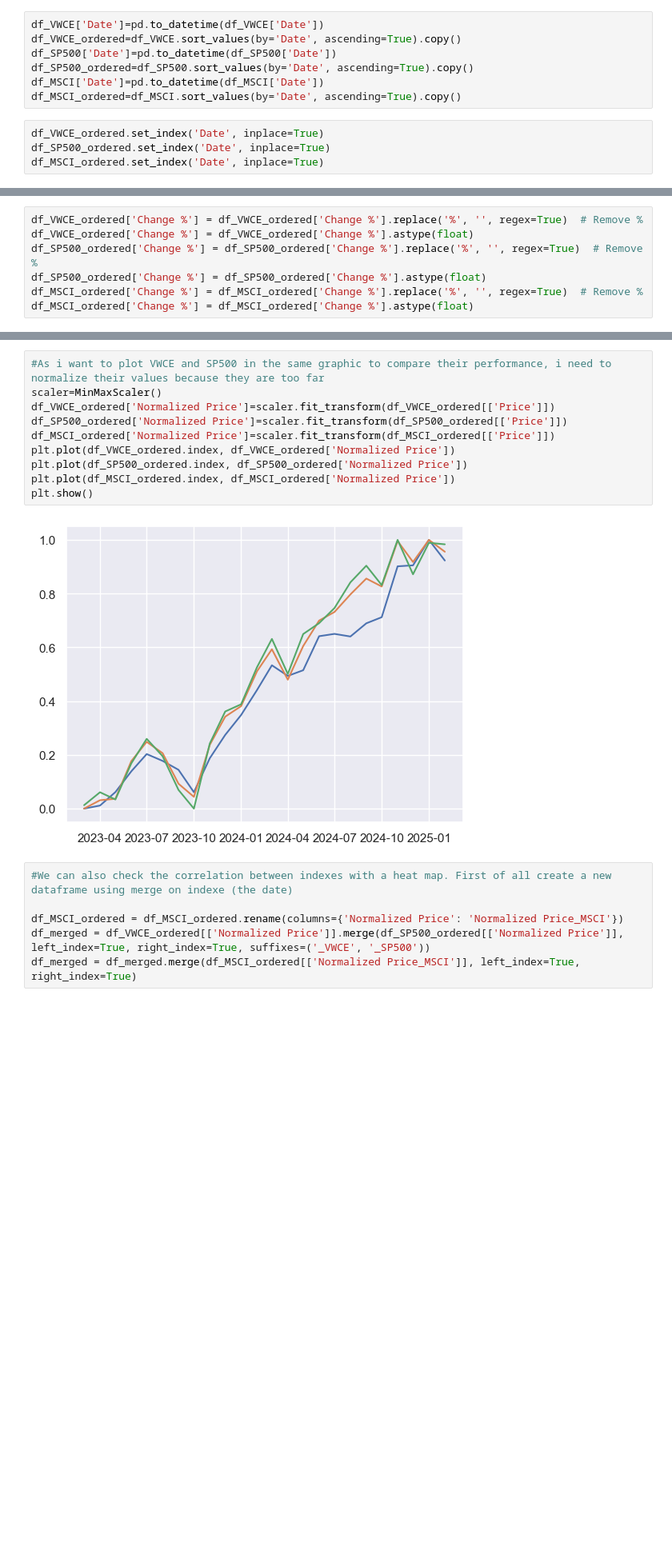
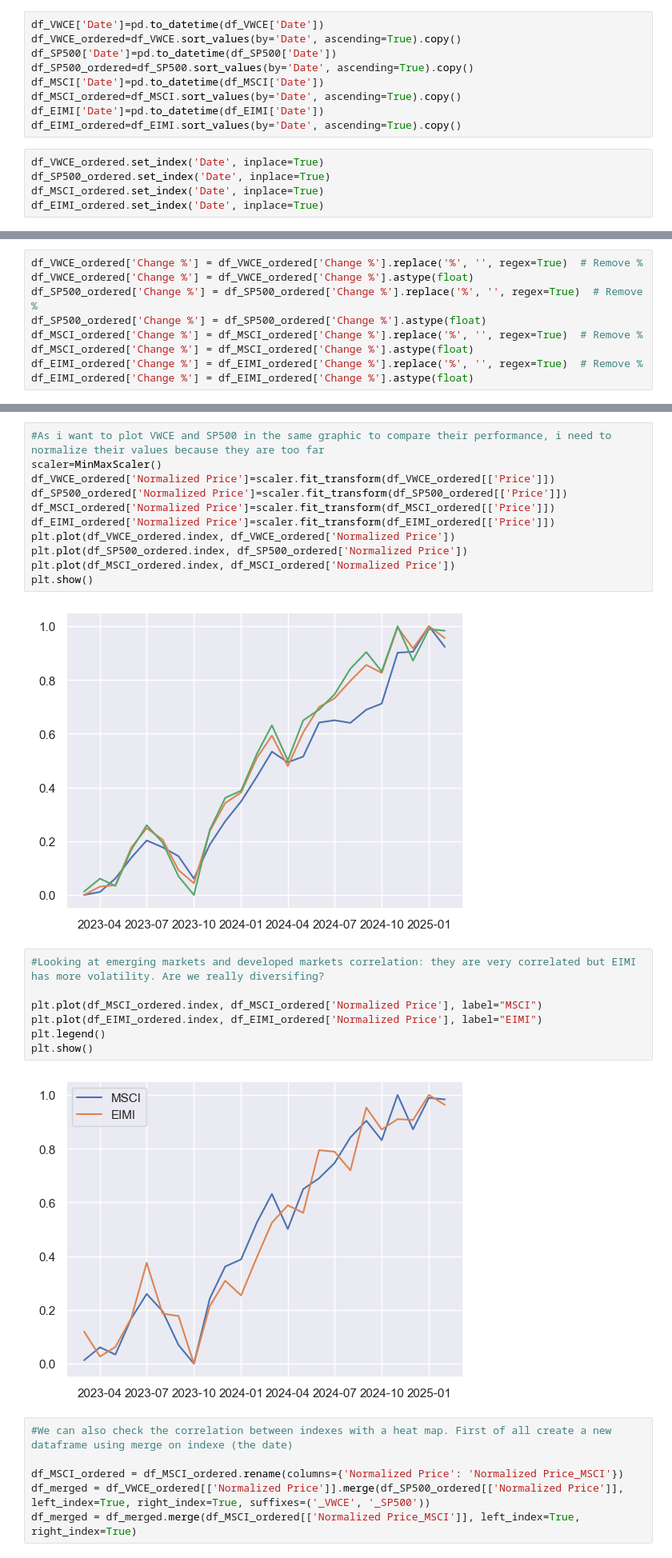
Before and after one commit to ChristianChimi/Financial-Analytics, a Jupyter notebook: Stock-Market-Analytics/Stock_market_Analytics.ipynb, the cells around one changed output, grey strips where cells are left out. Shown at 80% size. Drawn from its saved outputs; the diff is of its cells as text; blank space fills up the shorter version.

Commit message:
EIMI

```diff
--- a/Stock-Market-Analytics/Stock_market_Analytics.ipynb
+++ b/Stock-Market-Analytics/Stock_market_Analytics.ipynb
@@ -37,10 +38,13 @@ df_SP500['Date']=pd.to_datetime(df_SP500['Date'])
 df_SP500_ordered=df_SP500.sort_values(by='Date', ascending=True).copy()
 df_MSCI['Date']=pd.to_datetime(df_MSCI['Date'])
 df_MSCI_ordered=df_MSCI.sort_values(by='Date', ascending=True).copy()
+df_EIMI['Date']=pd.to_datetime(df_EIMI['Date'])
+df_EIMI_ordered=df_EIMI.sort_values(by='Date', ascending=True).copy()
 # %%
 df_VWCE_ordered.set_index('Date', inplace=True)
 df_SP500_ordered.set_index('Date', inplace=True)
 df_MSCI_ordered.set_index('Date', inplace=True)
+df_EIMI_ordered.set_index('Date', inplace=True)
 # %%
 df_VWCE_ordered['Price'].plot(kind='line')
 # %% [output]
@@ -81,6 +85,8 @@ df_SP500_ordered['Change %'] = df_SP500_ordered['Change %'].replace('%', '', reg
 df_SP500_ordered['Change %'] = df_SP500_ordered['Change %'].astype(float)
 df_MSCI_ordered['Change %'] = df_MSCI_ordered['Change %'].replace('%', '', regex=True)  # Remove %
 df_MSCI_ordered['Change %'] = df_MSCI_ordered['Change %'].astype(float)
+df_EIMI_ordered['Change %'] = df_EIMI_ordered['Change %'].replace('%', '', regex=True)  # Remove %
+df_EIMI_ordered['Change %'] = df_EIMI_ordered['Change %'].astype(float)
 # %%
 df_VWCE_ordered
 # %% [output]
@@ -156,12 +162,22 @@ scaler=MinMaxScaler()
 df_VWCE_ordered['Normalized Price']=scaler.fit_transform(df_VWCE_ordered[['Price']])
 df_SP500_ordered['Normalized Price']=scaler.fit_transform(df_SP500_ordered[['Price']])
 df_MSCI_ordered['Normalized Price']=scaler.fit_transform(df_MSCI_ordered[['Price']])
+df_EIMI_ordered['Normalized Price']=scaler.fit_transform(df_EIMI_ordered[['Price']])
 plt.plot(df_VWCE_ordered.index, df_VWCE_ordered['Normalized Price'])
 plt.plot(df_SP500_ordered.index, df_SP500_ordered['Normalized Price'])
 plt.plot(df_MSCI_ordered.index, df_MSCI_ordered['Normalized Price'])
 plt.show()
 # %% [output]
 [figure]
+# %%
+#Looking at emerging markets and developed markets correlation: they are very correlated but EIMI has more volatility. Are we really diversifing?
+
+plt.plot(df_MSCI_ordered.index, df_MSCI_ordered['Normalized Price'], label="MSCI")
+plt.plot(df_EIMI_ordered.index, df_EIMI_ordered['Normalized Price'], label="EIMI")
+plt.legend()
+plt.show()
+# %% [output]
+[figure, added]
 # %%
 #We can also check the correlation between indexes with a heat map. First of all create a new dataframe using merge on indexe (the date)
 
```
Also changed, not shown: parts of 8 cells of this notebook, 1 other file.
